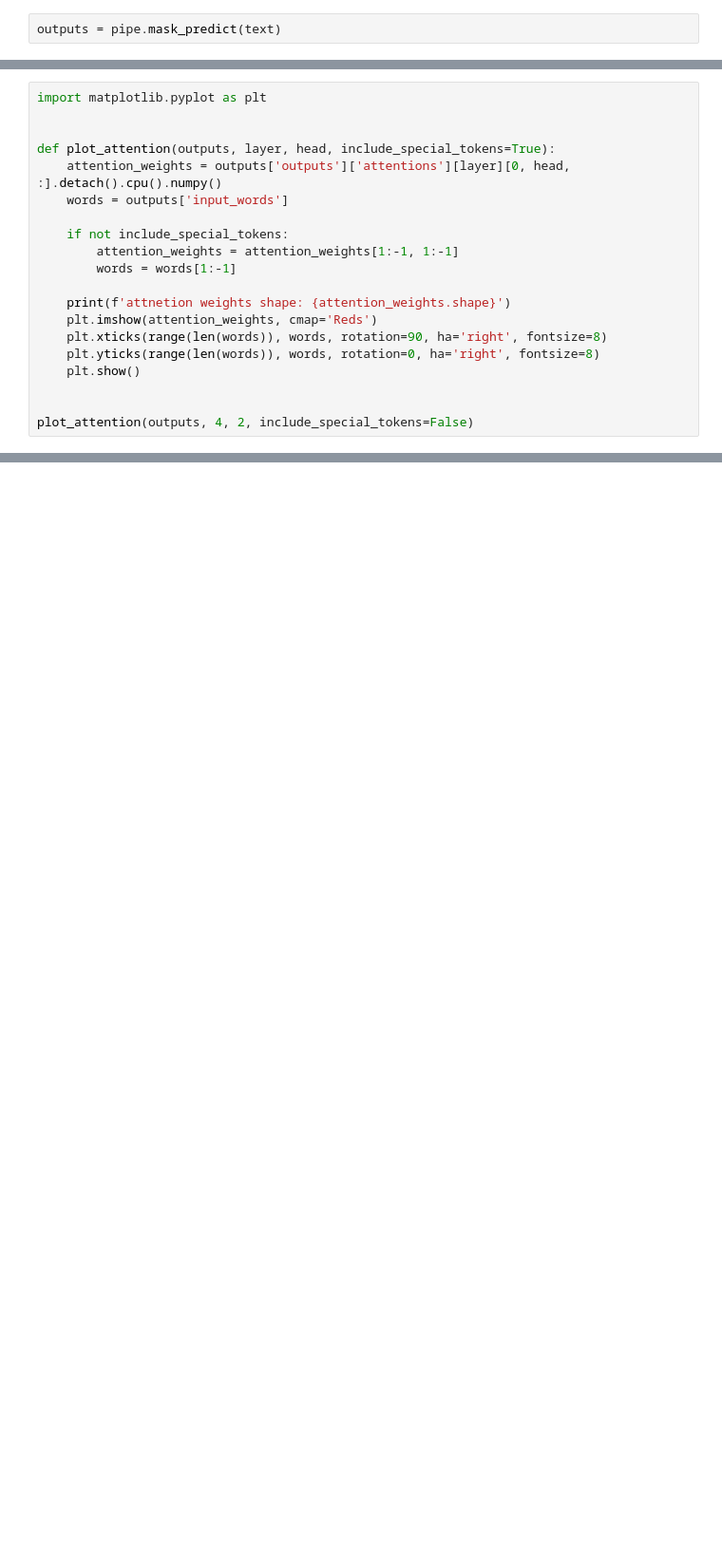
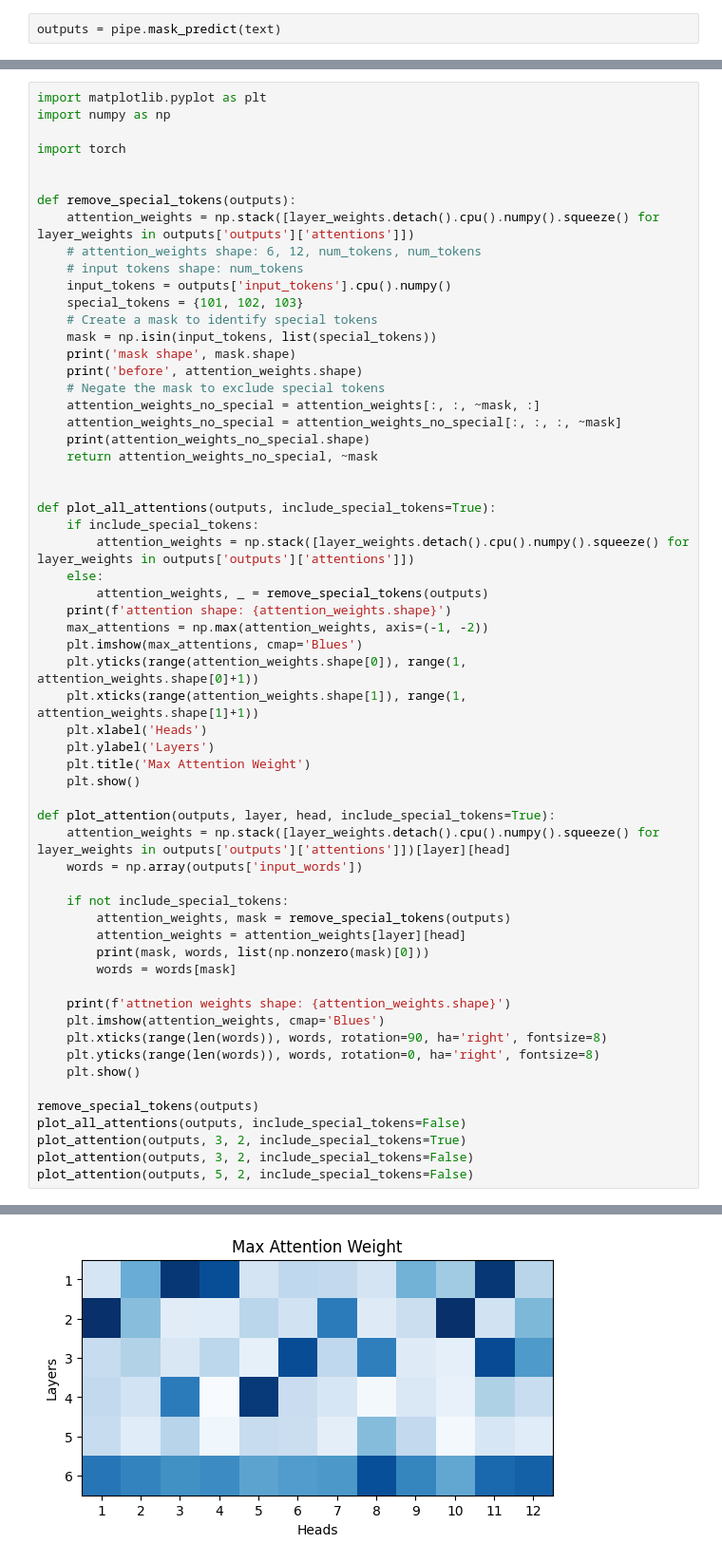
Before and after one commit to insdout/BertAttentionViz, a Jupyter notebook: dev.ipynb, the cells around one changed output, grey strips where cells are left out. Shown at 95% size. Saved outputs shown, nothing was run; the diff lists cells and outputs as text; blank space fills up the shorter version.

```diff
--- a/dev.ipynb
+++ b/dev.ipynb
@@ -514,20 +514,0 @@ outputs
-# %%
-import matplotlib.pyplot as plt
-
-
-def plot_attention(outputs, layer, head, include_special_tokens=True):
-    attention_weights = outputs['outputs']['attentions'][layer][0, head, :].detach().cpu().numpy()
-    words = outputs['input_words']
-
-    if not include_special_tokens:
-        attention_weights = attention_weights[1:-1, 1:-1]
-        words = words[1:-1]
-
-    print(f'attnetion weights shape: {attention_weights.shape}')
-    plt.imshow(attention_weights, cmap='Reds')
-    plt.xticks(range(len(words)), words, rotation=90, ha='right', fontsize=8)
-    plt.yticks(range(len(words)), words, rotation=0, ha='right', fontsize=8)
-    plt.show()
-
-
-plot_attention(outputs, 4, 2, include_special_tokens=False)
@@ -536,0 +535,61 @@ attnetion weights shape: (6, 6)
+# %%
+import matplotlib.pyplot as plt
+import numpy as np
+
+import torch
+
+
+def remove_special_tokens(outputs):
+    attention_weights = np.stack([layer_weights.detach().cpu().numpy().squeeze() for layer_weights in outputs['outputs']['attentions']])
+    # attention_weights shape: 6, 12, num_tokens, num_tokens
+    # input tokens shape: num_tokens
+    input_tokens = outputs['input_tokens'].cpu().numpy()
+    special_tokens = {101, 102, 103}
+    # Create a mask to identify special tokens
+    mask = np.isin(input_tokens, list(special_tokens))
+    print('mask shape', mask.shape)
+    print('before', attention_weights.shape)
+    # Negate the mask to exclude special tokens
+    attention_weights_no_special = attention_weights[:, :, ~mask, :]
+    attention_weights_no_special = attention_weights_no_special[:, :, :, ~mask]
+    print(attention_weights_no_special.shape)
+    return attention_weights_no_special, ~mask
+
+
+def plot_all_attentions(outputs, include_special_tokens=True):
+    if include_special_tokens:
+        attention_weights = np.stack([layer_weights.detach().cpu().numpy().squeeze() for layer_weights in outputs['outputs']['attentions']])
+    else:
+        attention_weights, _ = remove_special_tokens(outputs)
+    print(f'attention shape: {attention_weights.shape}')
+    max_attentions = np.max(attention_weights, axis=(-1, -2))
+    plt.imshow(max_attentions, cmap='Blues')
+    plt.yticks(range(attention_weights.shape[0]), range(1, attention_weights.shape[0]+1))
+    plt.xticks(range(attention_weights.shape[1]), range(1, attention_weights.shape[1]+1))
+    plt.xlabel('Heads')
+    plt.ylabel('Layers')
+    plt.title('Max Attention Weight')
+    plt.show()
+
+def plot_attention(outputs, layer, head, include_special_tokens=True):
+    attention_weights = np.stack([layer_weights.detach().cpu().numpy().squeeze() for layer_weights in outputs['outputs']['attentions']])[layer][head]
+    words = np.array(outputs['input_words'])
+
+    if not include_special_tokens:
+        attention_weights, mask = remove_special_tokens(outputs)
+        attention_weights = attention_weights[layer][head]
+        print(mask, words, list(np.nonzero(mask)[0]))
+        words = words[mask]
+
+    print(f'attnetion weights shape: {attention_weights.shape}')
+    plt.imshow(attention_weights, cmap='Blues')
+    plt.xticks(range(len(words)), words, rotation=90, ha='right', fontsize=8)
+    plt.yticks(range(len(words)), words, rotation=0, ha='right', fontsize=8)
+    plt.show()
+
+remove_special_tokens(outputs)
+plot_all_attentions(outputs, include_special_tokens=False)
+plot_attention(outputs, 3, 2, include_special_tokens=True)
+plot_attention(outputs, 3, 2, include_special_tokens=False)
+plot_attention(outputs, 5, 2, include_special_tokens=False)
+# %% [output]
@@ -536,0 +603 @@ attnetion weights shape: (6, 6)
+[figure, added]
```
Also changed, not shown: parts of 15 cells of this notebook, 1 other file.
